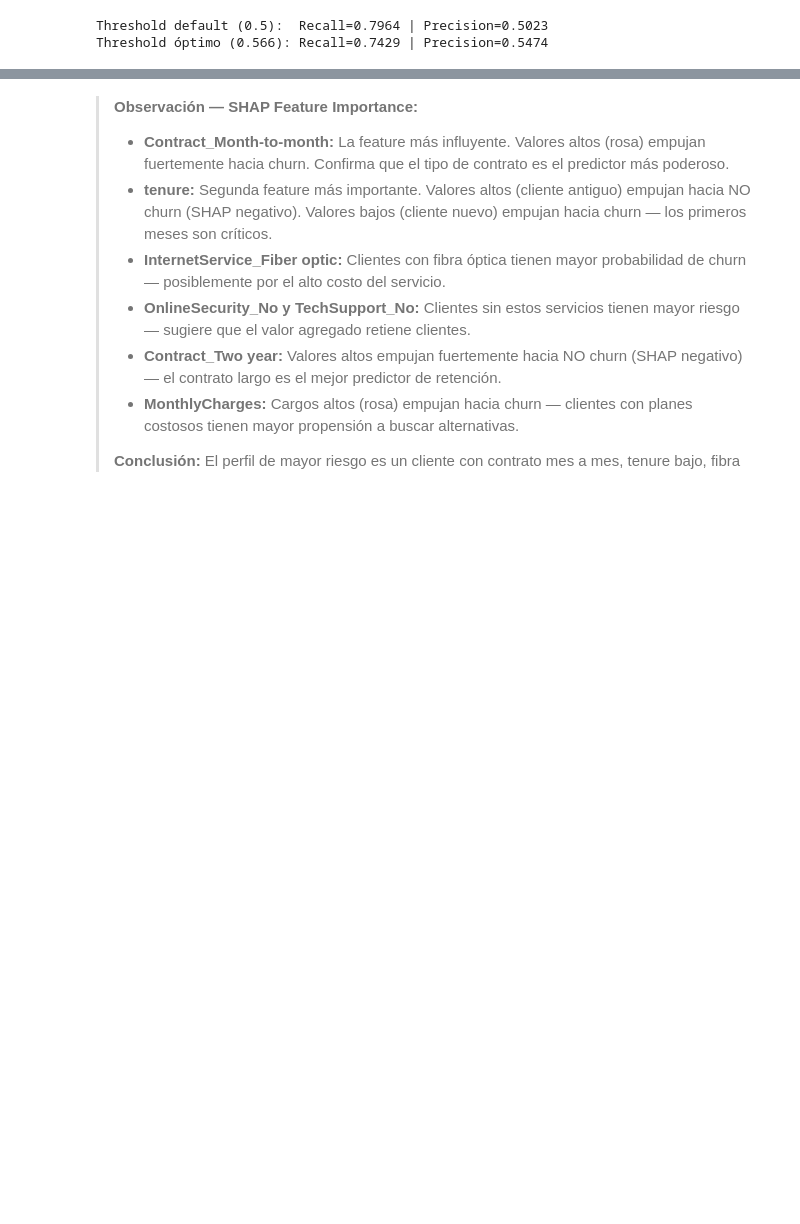
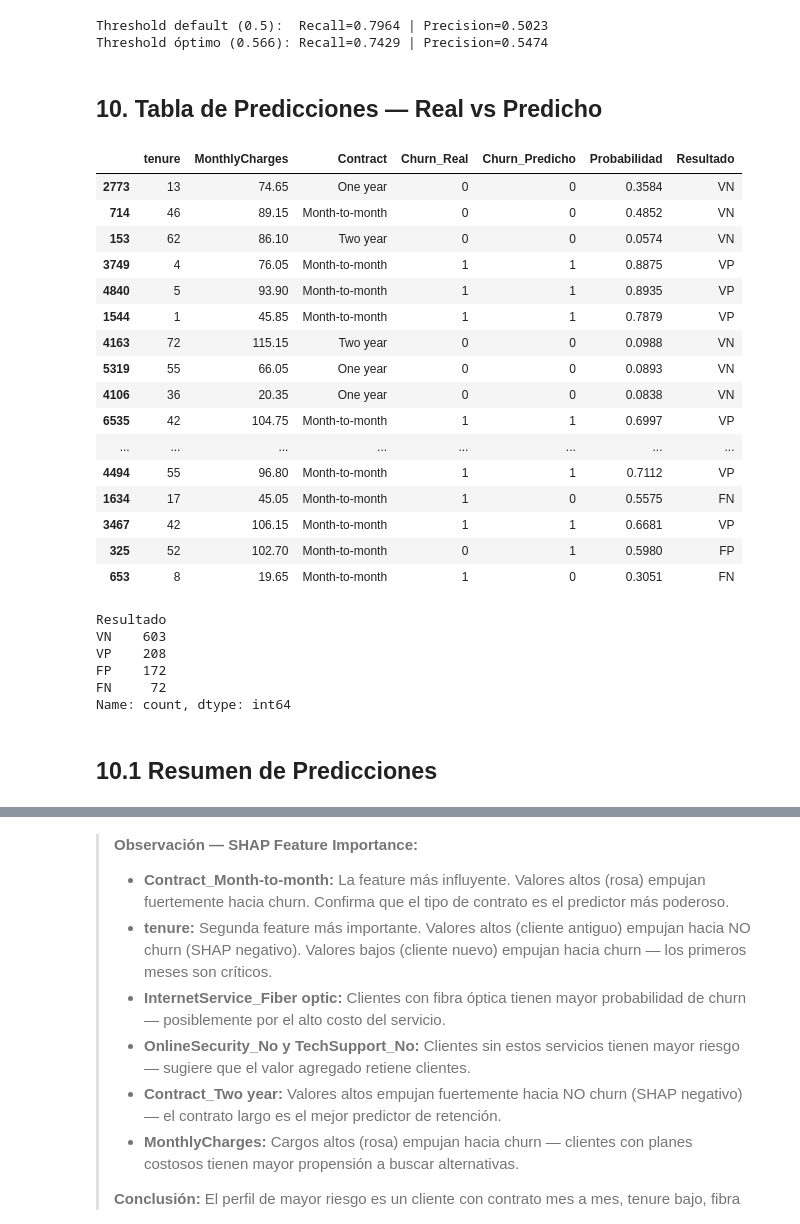
Before and after one commit to MickelCruz/ChurnPredictor, a Jupyter notebook: notebooks/02_modeling.ipynb, the cells around one changed output, grey strips where cells are left out. Drawn from its saved outputs; the diff is of its cells as text; code cells hidden in the pictures; blank space fills up the shorter version.

```diff
--- a/notebooks/02_modeling.ipynb
+++ b/notebooks/02_modeling.ipynb
@@ -483,3 +483,54 @@ print(f"Threshold óptimo ({threshold_optimo:.3f}): Recall={recall_score(y_test,
 [figure]
 Threshold default (0.5):  Recall=0.7964 | Precision=0.5023
 Threshold óptimo (0.566): Recall=0.7429 | Precision=0.5474
+# %% [markdown]
+## 10. Tabla de Predicciones — Real vs Predicho
+# %%
+# Predicciones con threshold óptimo
+y_proba_final = xgb_pipeline.predict_proba(X_test)[:, 1]
+y_pred_final  = (y_proba_final >= threshold_optimo).astype(int)
+
+# Construir tabla
+tabla_predicciones = X_test.copy()
+tabla_predicciones['Churn_Real']      = y_test.values
+tabla_predicciones['Churn_Predicho']  = y_pred_final
+tabla_predicciones['Probabilidad']    = y_proba_final.round(4)
+tabla_predicciones['Resultado']       = tabla_predicciones.apply(
+    lambda r: 'VP' if r['Churn_Real'] == 1 and r['Churn_Predicho'] == 1
+    else 'VN' if r['Churn_Real'] == 0 and r['Churn_Predicho'] == 0
+    else 'FP' if r['Churn_Real'] == 0 and r['Churn_Predicho'] == 1
+    else 'FN', axis=1
+)
+
+tabla_predicciones[['tenure', 'MonthlyCharges', 'Contract',
+                     'Churn_Real', 'Churn_Predicho',
+                     'Probabilidad', 'Resultado']].head(20)
+# %% [output]
+|  | tenure | MonthlyCharges | Contract | Churn_Real | Churn_Predicho | Probabilidad | Resultado |
+| 2773 | 13 | 74.65 | One year | 0 | 0 | 0.3584 | VN |
+| 714 | 46 | 89.15 | Month-to-month | 0 | 0 | 0.4852 | VN |
+| 153 | 62 | 86.10 | Two year | 0 | 0 | 0.0574 | VN |
+| 3749 | 4 | 76.05 | Month-to-month | 1 | 1 | 0.8875 | VP |
+| 4840 | 5 | 93.90 | Month-to-month | 1 | 1 | 0.8935 | VP |
+| 1544 | 1 | 45.85 | Month-to-month | 1 | 1 | 0.7879 | VP |
+| 4163 | 72 | 115.15 | Two year | 0 | 0 | 0.0988 | VN |
+| 5319 | 55 | 66.05 | One year | 0 | 0 | 0.0893 | VN |
+| 4106 | 36 | 20.35 | One year | 0 | 0 | 0.0838 | VN |
+| 6535 | 42 | 104.75 | Month-to-month | 1 | 1 | 0.6997 | VP |
+| ... | ... | ... | ... | ... | ... | ... | ... |
+| 4494 | 55 | 96.80 | Month-to-month | 1 | 1 | 0.7112 | VP |
+| 1634 | 17 | 45.05 | Month-to-month | 1 | 0 | 0.5575 | FN |
+| 3467 | 42 | 106.15 | Month-to-month | 1 | 1 | 0.6681 | VP |
+| 325 | 52 | 102.70 | Month-to-month | 0 | 1 | 0.5980 | FP |
+| 653 | 8 | 19.65 | Month-to-month | 1 | 0 | 0.3051 | FN |
+# %%
+tabla_predicciones['Resultado'].value_counts()
+# %% [output]
+Resultado
+VN    603
+VP    208
+FP    172
+FN     72
+Name: count, dtype: int64
+# %% [markdown]
+## 10.1 Resumen de Predicciones
```
Also changed, not shown: parts of 4 cells of this notebook, 3 other files.
